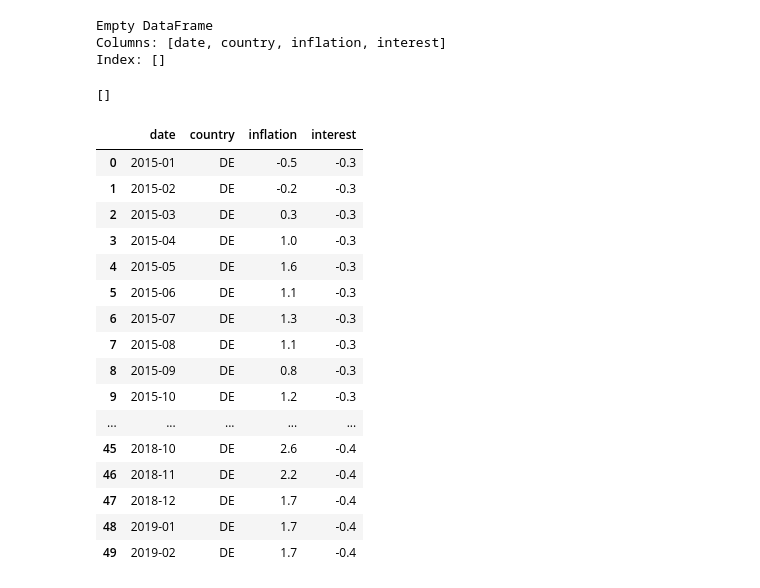
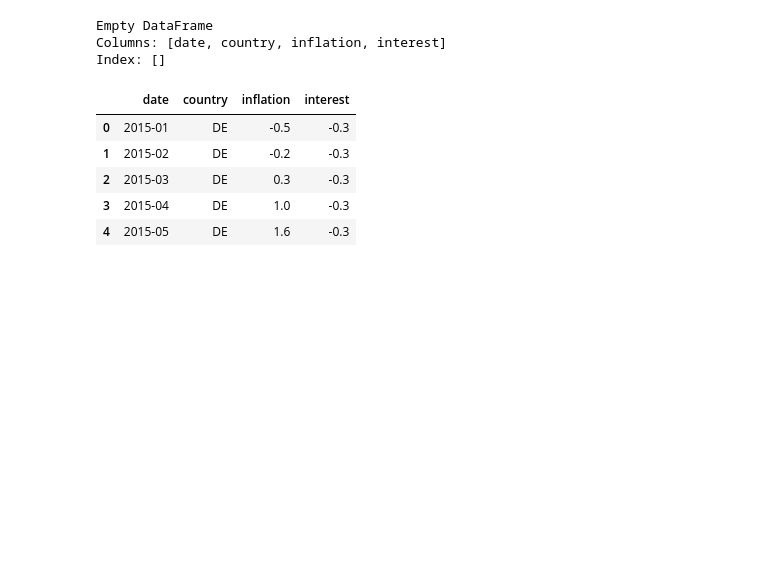
Before and after one commit to meisnerfiona-it/economic-impact-of-green-deal, a Jupyter notebook: 03_merge_datasets_Fiona.ipynb, the cells around one changed output. Drawn from its saved outputs; the diff is of its cells as text; code cells hidden in the pictures; blank space fills up the shorter version.

```diff
--- a/03_merge_datasets_Fiona.ipynb
+++ b/03_merge_datasets_Fiona.ipynb
@@ -88,6 +110,8 @@ df_merged
 df_merged = df_merged.sort_values(["country", "date"])
 
 df_merged["interest"] = df_merged["interest"].ffill().bfill()
+# %%
+df_merged["date"] = pd.to_datetime(df_merged["date"]).dt.to_period("M")
 # %%
 df_merged.tail()
 # %% [output]
@@ -111,27 +135,12 @@ print(df_merged[df_merged["inflation"].isna()].head(20))
 Empty DataFrame
 Columns: [date, country, inflation, interest]
 Index: []
-# %%
-print(df_merged[df_merged["inflation"].isna()]["date"].unique())
-# %% [output]
-[]
 # %%
-df_merged.head(50)
+df_merged.head(5)
 # %% [output]
 |  | date | country | inflation | interest |
 | 0 | 2015-01 | DE | -0.5 | -0.3 |
 | 1 | 2015-02 | DE | -0.2 | -0.3 |
 | 2 | 2015-03 | DE | 0.3 | -0.3 |
 | 3 | 2015-04 | DE | 1.0 | -0.3 |
 | 4 | 2015-05 | DE | 1.6 | -0.3 |
-| 5 | 2015-06 | DE | 1.1 | -0.3 |
-| 6 | 2015-07 | DE | 1.3 | -0.3 |
-| 7 | 2015-08 | DE | 1.1 | -0.3 |
-| 8 | 2015-09 | DE | 0.8 | -0.3 |
-| 9 | 2015-10 | DE | 1.2 | -0.3 |
-| ... | ... | ... | ... | ... |
-| 45 | 2018-10 | DE | 2.6 | -0.4 |
-| 46 | 2018-11 | DE | 2.2 | -0.4 |
-| 47 | 2018-12 | DE | 1.7 | -0.4 |
-| 48 | 2019-01 | DE | 1.7 | -0.4 |
-| 49 | 2019-02 | DE | 1.7 | -0.4 |
```
Also changed, not shown: parts of 16 cells of this notebook, 1 other file.
